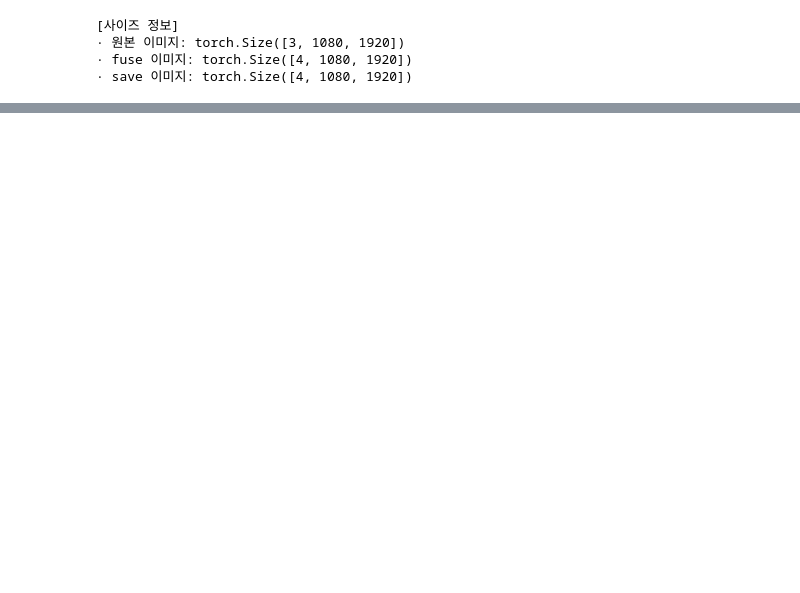
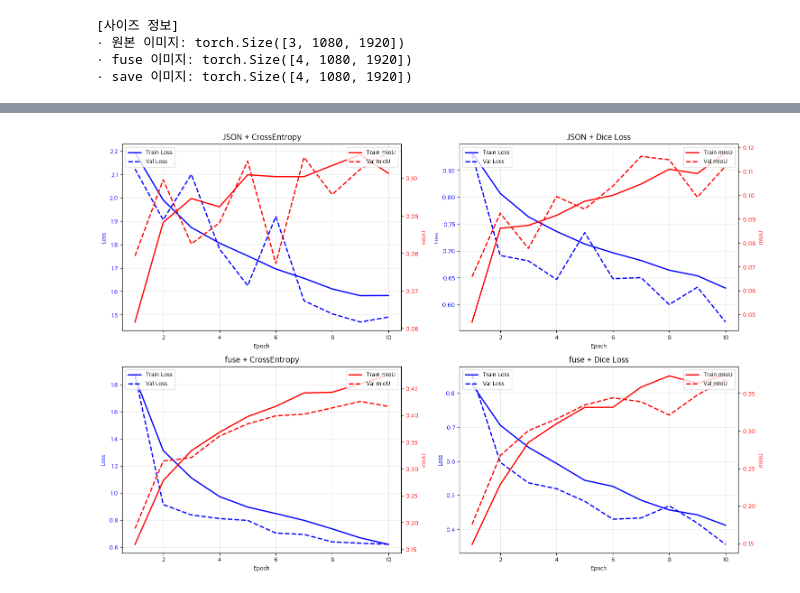
Before and after one commit to wonbywondev/ML-DL, a Jupyter notebook: 08_DL_ImageSegmentation/08_UNet_Football.ipynb, the cells around one changed output, grey strips where cells are left out. Saved outputs shown, nothing was run; the diff lists cells and outputs as text; code cells hidden in the pictures; blank space fills up the shorter version.

```diff
--- a/08_DL_ImageSegmentation/08_UNet_Football.ipynb
+++ b/08_DL_ImageSegmentation/08_UNet_Football.ipynb
@@ -135,6 +138,8 @@ sample_save_image = torchvision.io.read_image(SAVE_PATH_LIST[rand_idx])
 print(f"· 원본 이미지: {sample_norm_image.shape}")
 print(f"· fuse 이미지: {sample_fuse_image.shape}")
 print(f"· save 이미지: {sample_save_image.shape}")
+
+H, W = 1080, 1920
 # %% [output]
 [사이즈 정보]
 · 원본 이미지: torch.Size([3, 1080, 1920])
@@ -427,4 +496,0 @@ class UNet(nn.Module):
-# %%
-model = UNet()
-
-model
@@ -448,0 +901,39 @@ UNet(
+# %%
+# 학습 곡선 시각화
+fig, axes = plt.subplots(2, 2, figsize=(15, 10))
+
+experiments = ["JSON_CE", "JSON_Dice", "fuse_CE", "fuse_Dice"]
+titles = ["JSON + CrossEntropy", "JSON + Dice Loss", "fuse + CrossEntropy", "fuse + Dice Loss"]
+
+for idx, (exp_name, title) in enumerate(zip(experiments, titles)):
+    row = idx // 2
+    col = idx % 2
+    ax = axes[row, col]
+
+    history = results[exp_name]["history"]
+    epochs_range = range(1, len(history["train_loss"]) + 1)
+
+    # Loss
+    ax_loss = ax
+    ax_loss.plot(epochs_range, history["train_loss"], "b-", label="Train Loss", linewidth=2)
+    ax_loss.plot(epochs_range, history["val_loss"], "b--", label="Val Loss", linewidth=2)
+    ax_loss.set_xlabel("Epoch")
+    ax_loss.set_ylabel("Loss", color="b")
+    ax_loss.tick_params(axis="y", labelcolor="b")
+    ax_loss.legend(loc="upper left")
+    ax_loss.grid(True, alpha=0.3)
+
+    # IoU
+    ax_iou = ax.twinx()
+    ax_iou.plot(epochs_range, history["train_iou"], "r-", label="Train mIoU", linewidth=2)
+    ax_iou.plot(epochs_range, history["val_iou"], "r--", label="Val mIoU", linewidth=2)
+    ax_iou.set_ylabel("mIoU", color="r")
+    ax_iou.tick_params(axis="y", labelcolor="r")
+    ax_iou.legend(loc="upper right")
+
+    ax.set_title(title, fontsize=14, fontweight="bold")
+
+plt.tight_layout()
+plt.show()
+# %% [output]
+[figure, added]
```
Also changed, not shown: parts of 32 cells of this notebook.
